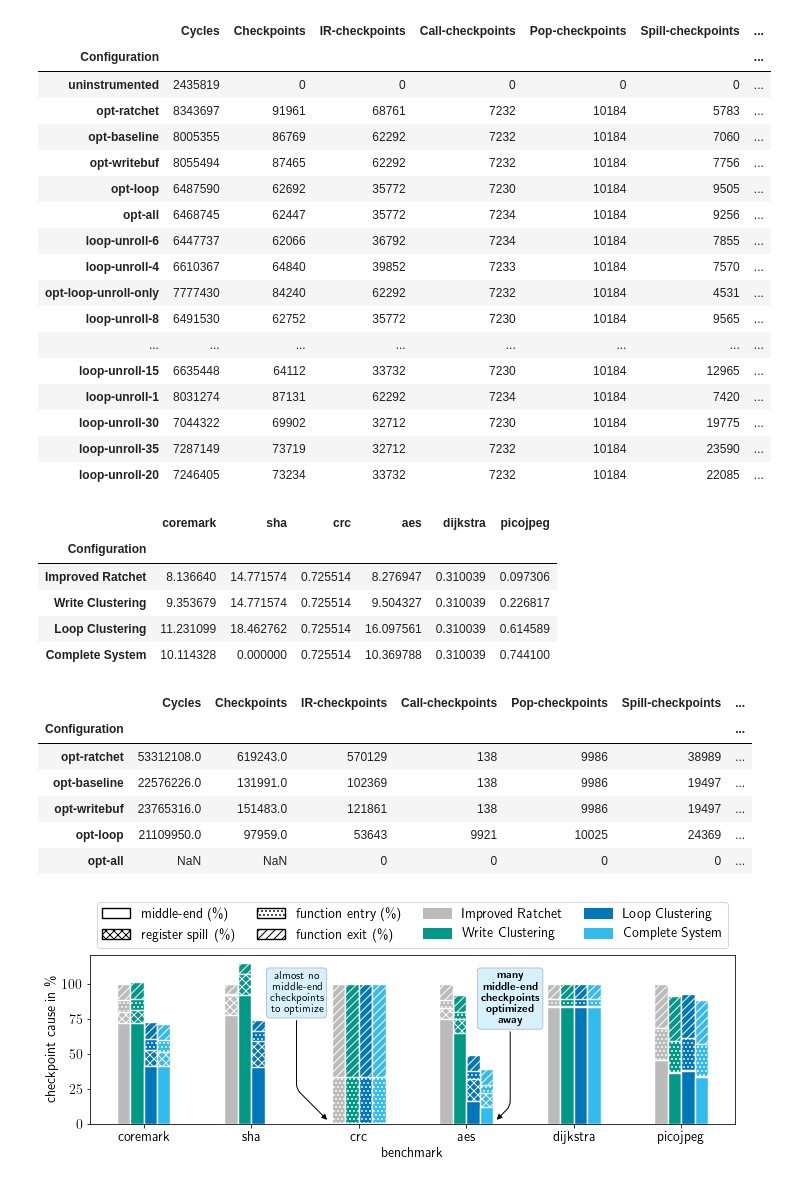
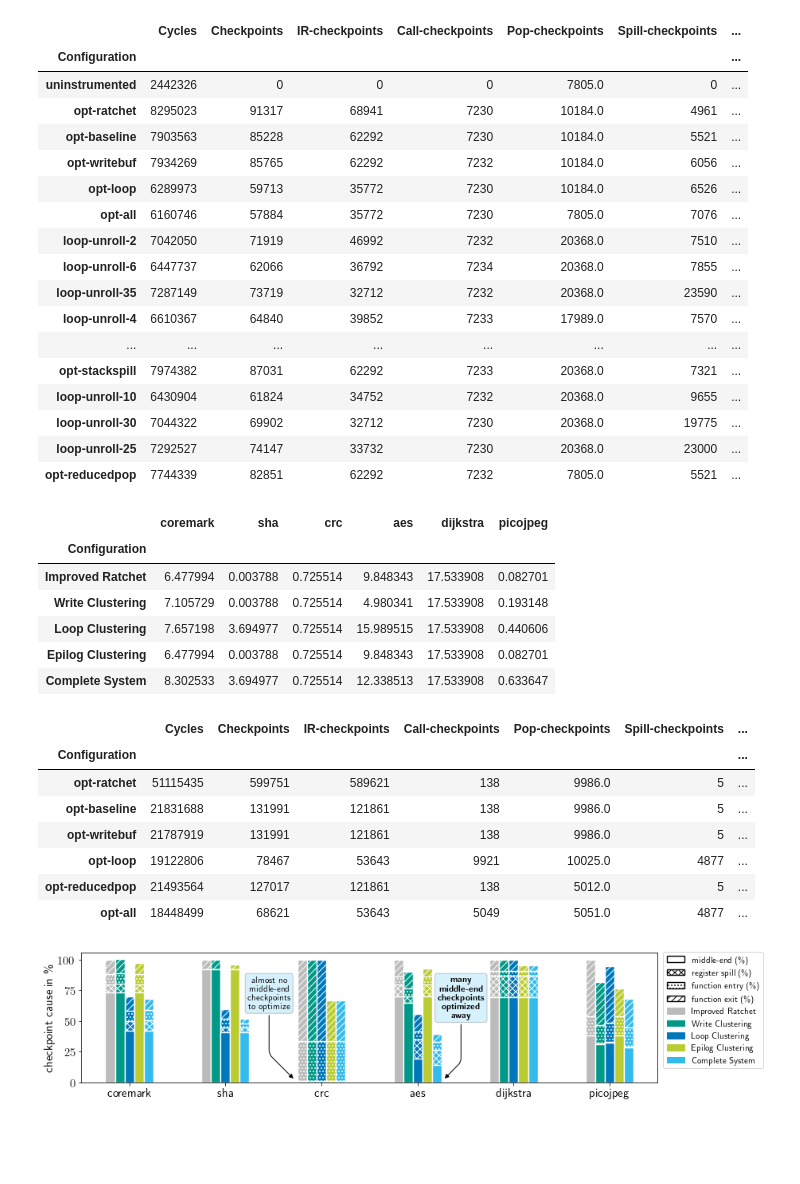
Before and after one commit to TUDSSL/WARio, a Jupyter notebook: plotting/BenchmarkPlot.ipynb, the cells around one changed output. Cells and saved outputs as stored; diff of their text form; code cells hidden in the pictures; blank space fills up the shorter version.

```diff
--- a/plotting/BenchmarkPlot.ipynb
+++ b/plotting/BenchmarkPlot.ipynb
@@ -15,9 +12,9 @@ from Color import *
 from MatplotlibFonts import *
 
 # Change the font size
-rcParams.update({"font.size": 14})
+rcParams.update({"font.size": 15})
 # %%
-RESULT_DIR='../benchmarks/results-O3'
+RESULT_DIR='../benchmarks/results'
 # %%
 # Benchmarks in order
 Benchmarks = [
@@ -35,6 +32,7 @@ Configurations = [
     'opt-baseline',
     'opt-writebuf',
     'opt-loop',
+    'opt-reducedpop',
     'opt-all'
 ]
 from BenchmarkConfiguration import *
@@ -87,7 +87,7 @@ mean_ratchet = dfa.T[ConfigurationNameMap['opt-ratchet']].mean()
 mean_baseline = dfa.T[ConfigurationNameMap['opt-baseline']].mean()
 mean_opt_all = dfa.T[ConfigurationNameMap['opt-all']].mean()
 # %%
-bars = dfa.T.plot(kind='bar', ylim=(1,None), figsize=(10,4), color=[ConfigurationColorMap[c] for c in Configurations], edgecolor='white', linewidth=1)
+bars = dfa.T.plot(kind='bar', ylim=(1,None), figsize=(13,3), color=[ConfigurationColorMap[c] for c in Configurations], edgecolor='white', linewidth=1)
 plt.xticks(rotation=0)
 
 handles, labels = bars.get_legend_handles_labels()
@@ -102,12 +102,13 @@ mean_opt_all_line = plt.axhline(y = mean_opt_all, color = ConfigurationColorMap[
 
 # Manually place the average lines at the end of the legend
 handles.extend([mean_ratchet_line, mean_baseline_line, mean_opt_all_line])
-bars.legend(handles=handles, bbox_to_anchor=(0, 1.0, 1, 0), loc="lower left", mode='expand', ncol=4)
+#bars.legend(handles=handles, bbox_to_anchor=(0, 1.0, 1, 0), loc="lower left", mode='expand', ncol=4)
+bars.legend(handles=handles, bbox_to_anchor=(0, 1.04, 1.19, 0), loc="upper right", fancybox=True, ncol=1, fontsize=12)
 
 # Iterate through the benchmarks (in order)
 for idx, bench in enumerate(Benchmarks):
     # Skip some benchmark(s)
-    skip = ['dijkstra', 'crc']
+    skip = ['dijkstra']
     if bench in skip:
         continue
 
@@ -163,10 +164,10 @@ plt.annotate('-{:02.1f}\%'.format(reduction_perc), xy=(4.2, mean_baseline+(mean_
              horizontalalignment='right', verticalalignment='center')
 
 #plt.subplots_adjust(right=1.3)
-plt.xlim(None, len(Benchmarks)-1+0.8)
+plt.xlim(-0.4, len(Benchmarks)-1+0.7)
 
 # Set the axis
-plt.xlabel('benchmark')
+#plt.xlabel('benchmark')
 plt.ylabel('normalized execution time')
 
 # Show the plot
@@ -196,22 +197,22 @@ df['coremark']
 # %% [output]
 |  | Cycles | Checkpoints | IR-checkpoints | Call-checkpoints | Pop-checkpoints | Spill-checkpoints | ... |
 | Configuration |  |  |  |  |  |  | ... |
-| uninstrumented | 2435819 | 0 | 0 | 0 | 0 | 0 | ... |
-| opt-ratchet | 8343697 | 91961 | 68761 | 7232 | 10184 | 5783 | ... |
-| opt-baseline | 8005355 | 86769 | 62292 | 7232 | 10184 | 7060 | ... |
-| opt-writebuf | 8055494 | 87465 | 62292 | 7232 | 10184 | 7756 | ... |
-| opt-loop | 6487590 | 62692 | 35772 | 7230 | 10184 | 9505 | ... |
-| opt-all | 6468745 | 62447 | 35772 | 7234 | 10184 | 9256 | ... |
-| loop-unroll-6 | 6447737 | 62066 | 36792 | 7234 | 10184 | 7855 | ... |
-| loop-unroll-4 | 6610367 | 64840 | 39852 | 7233 | 10184 | 7570 | ... |
-| opt-loop-unroll-only | 7777430 | 84240 | 62292 | 7232 | 10184 | 4531 | ... |
-| loop-unroll-8 | 6491530 | 62752 | 35772 | 7230 | 10184 | 9565 | ... |
+| uninstrumented | 2442326 | 0 | 0 | 0 | 7805.0 | 0 | ... |
+| opt-ratchet | 8295023 | 91317 | 68941 | 7230 | 10184.0 | 4961 | ... |
+| opt-baseline | 7903563 | 85228 | 62292 | 7230 | 10184.0 | 5521 | ... |
+| opt-writebuf | 7934269 | 85765 | 62292 | 7232 | 10184.0 | 6056 | ... |
+| opt-loop | 6289973 | 59713 | 35772 | 7230 | 10184.0 | 6526 | ... |
+| opt-all | 6160746 | 57884 | 35772 | 7230 | 7805.0 | 7076 | ... |
+| loop-unroll-2 | 7042050 | 71919 | 46992 | 7232 | 20368.0 | 7510 | ... |
+| loop-unroll-6 | 6447737 | 62066 | 36792 | 7234 | 20368.0 | 7855 | ... |
+| loop-unroll-35 | 7287149 | 73719 | 32712 | 7232 | 20368.0 | 23590 | ... |
+| loop-unroll-4 | 6610367 | 64840 | 39852 | 7233 | 17989.0 | 7570 | ... |
 | ... | ... | ... | ... | ... | ... | ... | ... |
-| loop-unroll-15 | 6635448 | 64112 | 33732 | 7230 | 10184 | 12965 | ... |
-| loop-unroll-1 | 8031274 | 87131 | 62292 | 7234 | 10184 | 7420 | ... |
-| loop-unroll-30 | 7044322 | 69902 | 32712 | 7230 | 10184 | 19775 | ... |
-| loop-unroll-35 | 7287149 | 73719 | 32712 | 7232 | 10184 | 23590 | ... |
-| loop-unroll-20 | 7246405 | 73234 | 33732 | 7232 | 10184 | 22085 | ... |
+| opt-stackspill | 7974382 | 87031 | 62292 | 7233 | 20368.0 | 7321 | ... |
+| loop-unroll-10 | 6430904 | 61824 | 34752 | 7232 | 20368.0 | 9655 | ... |
+| loop-unroll-30 | 7044322 | 69902 | 32712 | 7230 | 20368.0 | 19775 | ... |
+| loop-unroll-25 | 7292527 | 74147 | 33732 | 7230 | 20368.0 | 23000 | ... |
+| opt-reducedpop | 7744339 | 82851 | 62292 | 7232 | 7805.0 | 5521 | ... |
 # %%
 dfc = {}
 plot = ['IR-checkpoints-%', 'Spill-checkpoints-%', 'Call-checkpoints-%', 'Pop-checkpoints-%']
@@ -229,24 +230,26 @@ dfc[plot[1]]
 # %% [output]
 |  | coremark | sha | crc | aes | dijkstra | picojpeg |
 | Configuration |  |  |  |  |  |  |
-| Improved Ratchet | 8.136640 | 14.771574 | 0.725514 | 8.276947 | 0.310039 | 0.097306 |
-| Write Clustering | 9.353679 | 14.771574 | 0.725514 | 9.504327 | 0.310039 | 0.226817 |
-| Loop Clustering | 11.231099 | 18.462762 | 0.725514 | 16.097561 | 0.310039 | 0.614589 |
-| Complete System | 10.114328 | 0.000000 | 0.725514 | 10.369788 | 0.310039 | 0.744100 |
+| Improved Ratchet | 6.477994 | 0.003788 | 0.725514 | 9.848343 | 17.533908 | 0.082701 |
+| Write Clustering | 7.105729 | 0.003788 | 0.725514 | 4.980341 | 17.533908 | 0.193148 |
+| Loop Clustering | 7.657198 | 3.694977 | 0.725514 | 15.989515 | 17.533908 | 0.440606 |
+| Epilog Clustering | 6.477994 | 0.003788 | 0.725514 | 9.848343 | 17.533908 | 0.082701 |
+| Complete System | 8.302533 | 3.694977 | 0.725514 | 12.338513 | 17.533908 | 0.633647 |
 # %%
 df['sha']
 # %% [output]
 |  | Cycles | Checkpoints | IR-checkpoints | Call-checkpoints | Pop-checkpoints | Spill-checkpoints | ... |
 | Configuration |  |  |  |  |  |  | ... |
-| opt-ratchet | 53312108.0 | 619243.0 | 570129 | 138 | 9986 | 38989 | ... |
-| opt-baseline | 22576226.0 | 131991.0 | 102369 | 138 | 9986 | 19497 | ... |
-| opt-writebuf | 23765316.0 | 151483.0 | 121861 | 138 | 9986 | 19497 | ... |
-| opt-loop | 21109950.0 | 97959.0 | 53643 | 9921 | 10025 | 24369 | ... |
-| opt-all | NaN | NaN | 0 | 0 | 0 | 0 | ... |
+| opt-ratchet | 51115435 | 599751 | 589621 | 138 | 9986.0 | 5 | ... |
+| opt-baseline | 21831688 | 131991 | 121861 | 138 | 9986.0 | 5 | ... |
+| opt-writebuf | 21787919 | 131991 | 121861 | 138 | 9986.0 | 5 | ... |
+| opt-loop | 19122806 | 78467 | 53643 | 9921 | 10025.0 | 4877 | ... |
+| opt-reducedpop | 21493564 | 127017 | 121861 | 138 | 5012.0 | 5 | ... |
+| opt-all | 18448499 | 68621 | 53643 | 5049 | 5051.0 | 4877 | ... |
 # %%
 from matplotlib.patches import Patch
 
-ax = plt.figure(figsize=(10,4)).add_subplot(111)
+ax = plt.figure(figsize=(13,3)).add_subplot(111)
 
 cc = [ConfigurationColorMap[c] for c in Configurations[1:]]
 labels = [ConfigurationNameMap[c] for c in Configurations[1:]]
@@ -282,7 +285,7 @@ plot_bar(0)
 # Plot the description of the crc benchmark
 props = dict(boxstyle='round', facecolor=Color['cyan'], alpha=0.2)
 text =  'almost no\nmiddle-end\ncheckpoints\nto optimize'
-plt.annotate(text, xy=(1.72, 2), xytext=(-32, 150),
+plt.annotate(text, xy=(1.72, 2), xytext=(-32, 130),
         transform=ax.transAxes, textcoords='offset points', fontsize=11,
         horizontalalignment='center', verticalalignment='top',
         bbox=props,
@@ -290,38 +293,38 @@ plt.annotate(text, xy=(1.72, 2), xytext=(-32, 150),
 )
 props = dict(boxstyle='round', facecolor=Color['cyan'], alpha=0.2)
 text =  '\\textbf{many}\n\\textbf{middle-end}\n\\textbf{checkpoints}\n\\textbf{optimized}\n\\textbf{away}'
-plt.annotate(text, xy=(3.27, 2), xytext=(15, 150),
+plt.annotate(text, xy=(3.27, 2), xytext=(22, 130),
         transform=ax.transAxes, textcoords='offset points', fontsize=11,
         horizontalalignment='center', verticalalignment='top',
         bbox=props,
         arrowprops=dict(arrowstyle='-|>', fc='black', connectionstyle='angle,angleA=90,angleB=45,rad=5'),
 )
 
 plt.xticks(rotation=0)
-#ax.legend(bbox_to_anchor=(0, 1.0, 1, 0), loc="lower left", mode='expand', ncol=4)
 
 handles = []
 handles.append(Patch(label='middle-end (\%)', hatch=hatch_map['IR-checkpoints-%'],
                      facecolor='none', edgecolor='black', linewidth=lw))
 handles.append(Patch(label='register spill (\%)', hatch=hatch_map['Spill-checkpoints-%'],
                      facecolor='none', edgecolor='black', linewidth=lw))
 handles.append(Patch(label='function entry (\%)', hatch=hatch_map['Call-checkpoints-%'],
                      facecolor='none', edgecolor='black', linewidth=lw))
 handles.append(Patch(label='function exit (\%)', hatch=hatch_map['Pop-checkpoints-%'],
                      facecolor='none', edgecolor='black', linewidth=lw))
 
 for idx, l in enumerate(labels):
     handles.append(Patch(label=l, color=cc[idx]))
 
-ax.legend(handles=handles, bbox_to_anchor=(0, 1.0, 1, 0), loc="lower left", mode='expand', ncol=4)
+#ax.legend(handles=handles, bbox_to_anchor=(0, 1.0, 1, 0), loc="lower left", mode='expand', ncol=4)
+ax.legend(handles=handles, bbox_to_anchor=(0, 1.04, 1.19, 0), loc="upper right", ncol=1, fontsize=11)
 
-plt.xlabel('benchmark')
+#plt.xlabel('benchmark')
 plt.ylabel(r'checkpoint cause in \%')
 
 plt.tight_layout()
 plt.show()
 # %% [output]
-[figure, old version]
+[figure, new version]
 # %%
 # Save the figure
 fig = ax.get_figure()
```
Also changed, not shown: parts of 7 cells of this notebook, 5 other files.
